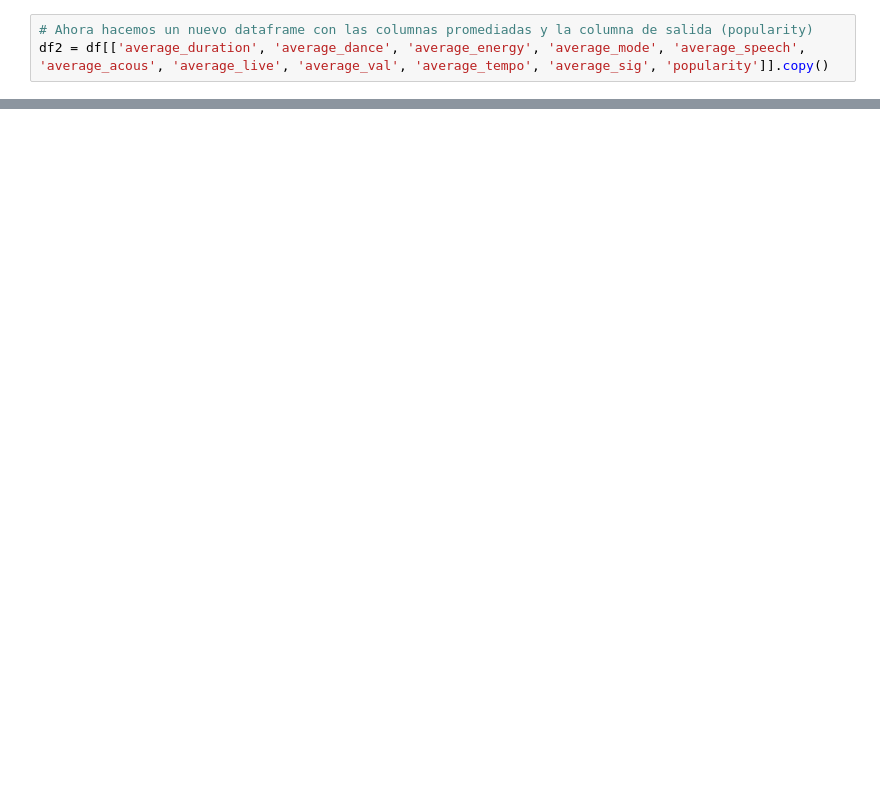
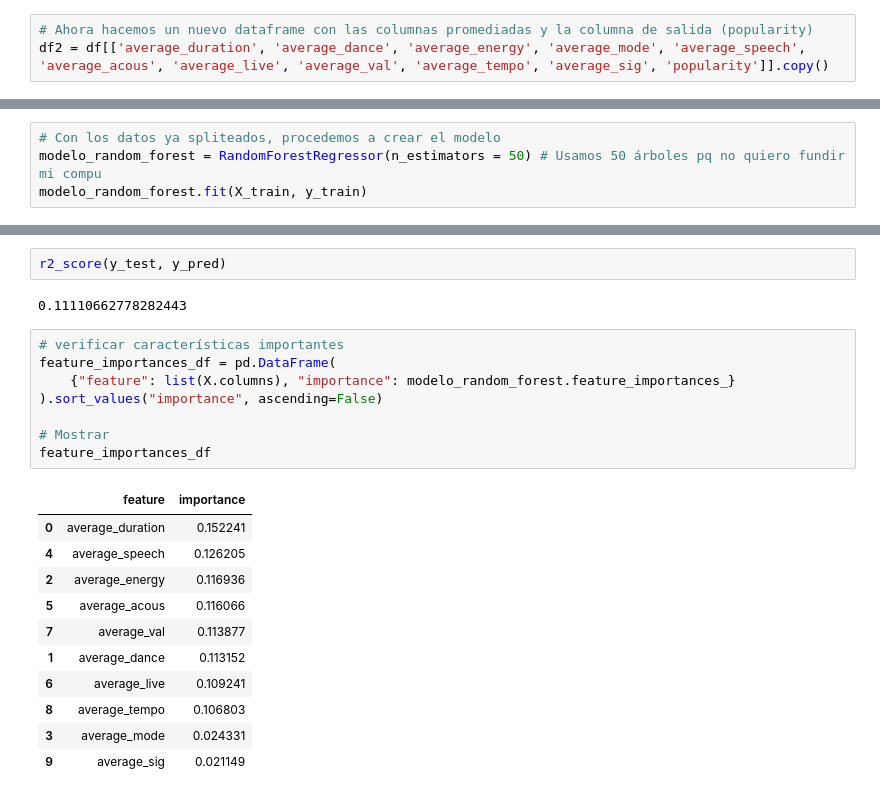
Before and after one commit to santy-gegenschatz/Entregables-Coder-Data-Science, a Jupyter notebook: Entregable11/preentrega-gegenschatz.ipynb, the cells around one changed output, grey strips where cells are left out. Saved outputs shown, nothing was run; the diff lists cells and outputs as text; blank space fills up the shorter version.

```diff
--- a/Entregable11/preentrega-gegenschatz.ipynb
+++ b/Entregable11/preentrega-gegenschatz.ipynb
@@ -78,0 +264,4 @@ df2.head()
+# %%
+# Con los datos ya spliteados, procedemos a crear el modelo
+modelo_random_forest = RandomForestRegressor(n_estimators = 50) # Usamos 50 árboles pq no quiero fundir mi compu
+modelo_random_forest.fit(X_train, y_train)
@@ -78,0 +302,24 @@ df2.head()
+# %%
+r2_score(y_test, y_pred)
+# %% [output]
+0.11110662778282443
+# %%
+# verificar características importantes
+feature_importances_df = pd.DataFrame(
+    {"feature": list(X.columns), "importance": modelo_random_forest.feature_importances_}
+).sort_values("importance", ascending=False)
+
+# Mostrar
+feature_importances_df
+# %% [output]
+|  | feature | importance |
+| 0 | average_duration | 0.152241 |
+| 4 | average_speech | 0.126205 |
+| 2 | average_energy | 0.116936 |
+| 5 | average_acous | 0.116066 |
+| 7 | average_val | 0.113877 |
+| 1 | average_dance | 0.113152 |
+| 6 | average_live | 0.109241 |
+| 8 | average_tempo | 0.106803 |
+| 3 | average_mode | 0.024331 |
+| 9 | average_sig | 0.021149 |
```
Also changed, not shown: parts of 31 cells of this notebook.
